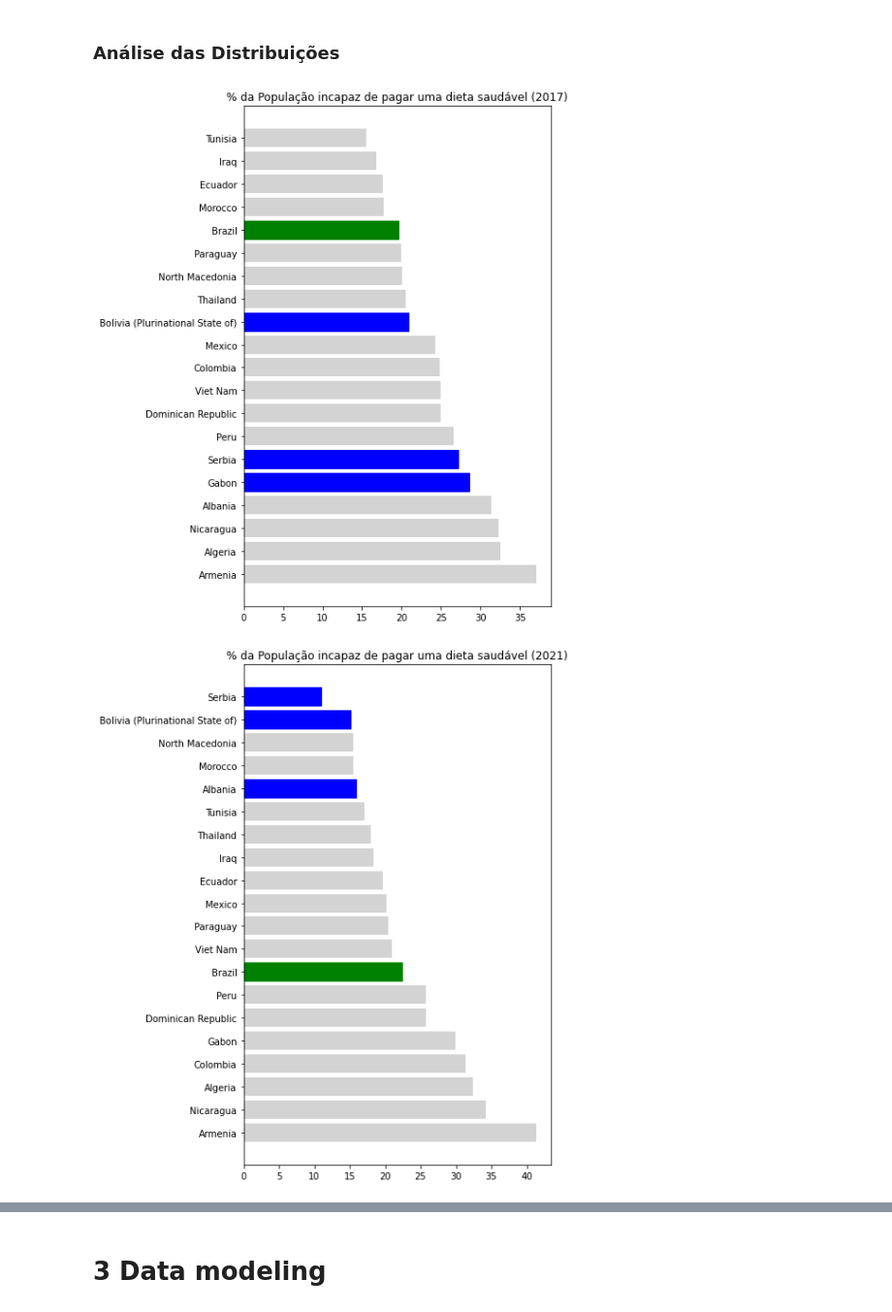
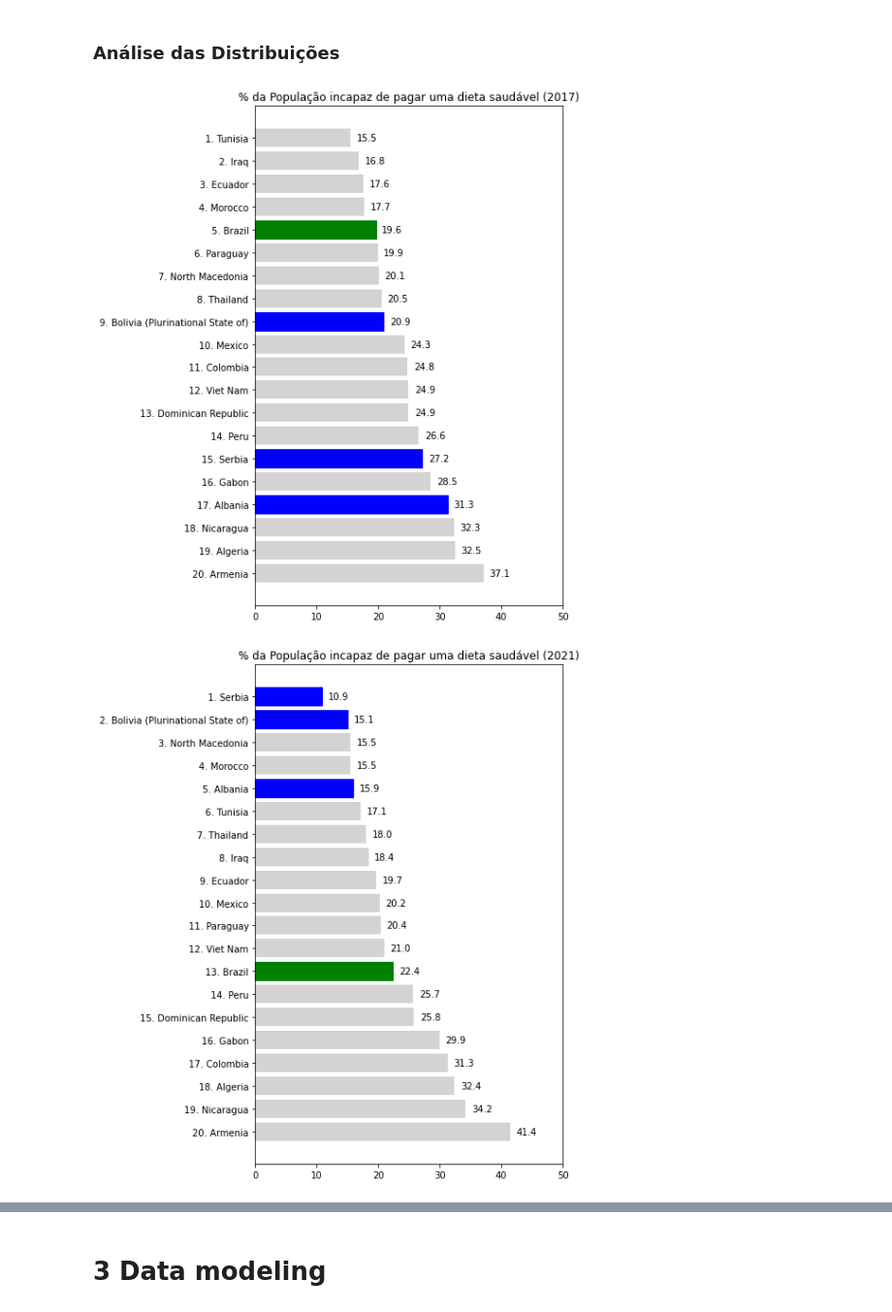
Before and after one commit to edgarlauutfpr/202404_trabalho_ux, a Jupyter notebook: notebooks/06_el_cluster_analysis.ipynb, the cells around one changed output, grey strips where cells are left out. Shown at 97% size. Drawn from its saved outputs; the diff is of its cells as text; code cells hidden in the pictures.

```diff
--- a/notebooks/06_el_cluster_analysis.ipynb
+++ b/notebooks/06_el_cluster_analysis.ipynb
@@ -226,39 +226,46 @@ memory usage: 5.6 KB
 # %%
 df3_2017 = df3[df3['Year'] == 2017].set_index('Area')
 
 df3_2017 = df3_2017.sort_values(by='Percentage of the population unable to afford a healthy diet (percent)', ascending=False).reset_index()
 
+df3_2017['Ranking'] = len(df3_2017) - df3_2017.index
+df3_2017['Title'] = df3_2017['Ranking'].astype('str') + '. ' + df3_2017['Area']
+
 analysis_col = 'Percentage of the population unable to afford a healthy diet (percent)'
 
 plt.figure(figsize=(6,10))
+plt.xlim([0, 50])
 plt.title('% da População incapaz de pagar uma dieta saudável (2017)')
 
-plt.barh(df3_2017['Area'], df3_2017[analysis_col])
-
-bar_list = plt.barh(df3_2017['Area'], df3_2017[analysis_col], color = ['lightgray'])
+bar_list = plt.barh(df3_2017['Title'], df3_2017[analysis_col], color = ['lightgray'])
 
 bar_list[15].set_color('green')
 
-bar_list[4].set_color('blue')
+bar_list[3].set_color('blue')
 bar_list[5].set_color('blue')
 bar_list[11].set_color('blue')
 
+for i, v in enumerate(df3_2017[analysis_col]):
+    plt.text(v + 1, i, str(v), verticalalignment='center')
+
 plt.show()
 # %% [output]
-[figure, old version]
+[figure, new version]
 # %%
 df3_2021 = df3[df3['Year'] == 2021].set_index('Area')
 
 df3_2021 = df3_2021.sort_values(by='Percentage of the population unable to afford a healthy diet (percent)', ascending=False).reset_index()
 
+df3_2021['Ranking'] = len(df3_2021) - df3_2021.index
+df3_2021['Title'] = df3_2021['Ranking'].astype('str') + '. ' + df3_2021['Area']
+
 analysis_col = 'Percentage of the population unable to afford a healthy diet (percent)'
 
 plt.figure(figsize=(6,10))
+plt.xlim([0, 50])
 plt.title('% da População incapaz de pagar uma dieta saudável (2021)')
 
-plt.barh(df3_2021['Area'], df3_2021[analysis_col])
-
-bar_list = plt.barh(df3_2021['Area'], df3_2021[analysis_col], color = ['lightgray'])
+bar_list = plt.barh(df3_2021['Title'], df3_2021[analysis_col], color = ['lightgray'])
 
 bar_list[7].set_color('green')
 
@@ -266,9 +273,12 @@ bar_list[15].set_color('blue')
 bar_list[18].set_color('blue')
 bar_list[19].set_color('blue')
 
+for i, v in enumerate(df3_2021[analysis_col]):
+    plt.text(v + 1, i, str(v), verticalalignment='center')
+
 plt.show()
 # %% [output]
-[figure, old version]
+[figure, new version]
 # %%
 df3_2017 = df3[df3['Year'] == 2017].set_index('Area')
 df3_2021 = df3[df3['Year'] == 2021].set_index('Area')
```
Also changed, not shown: parts of 4 cells of this notebook.
